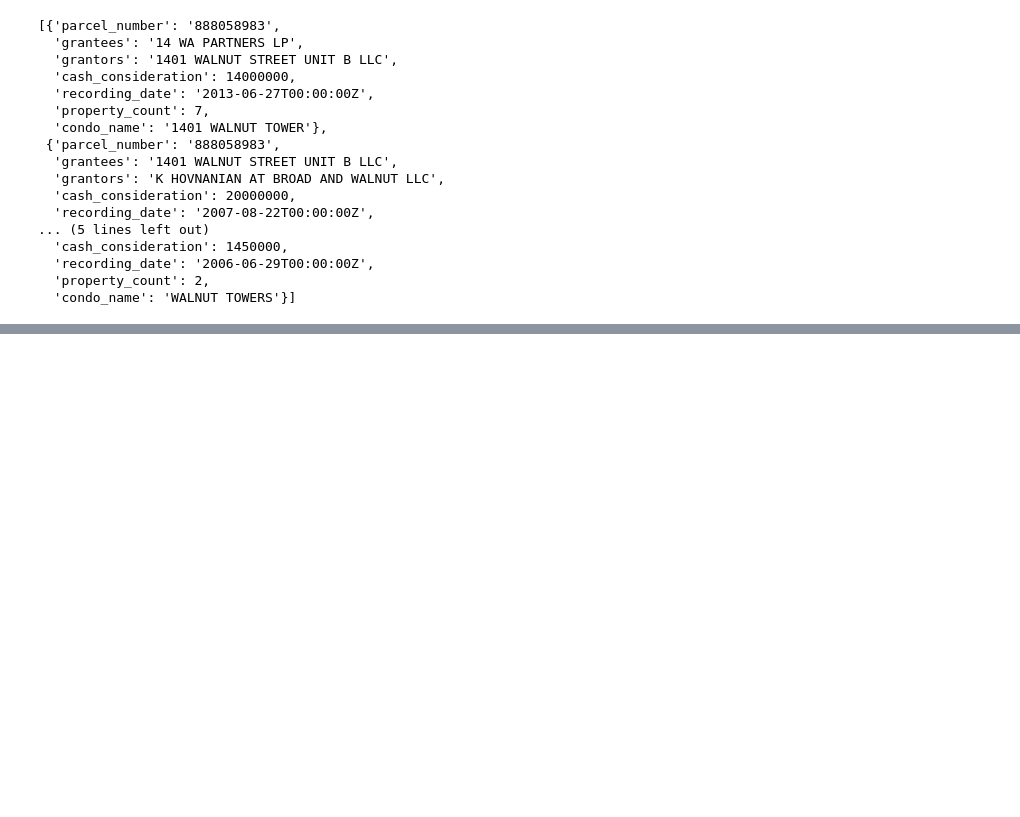
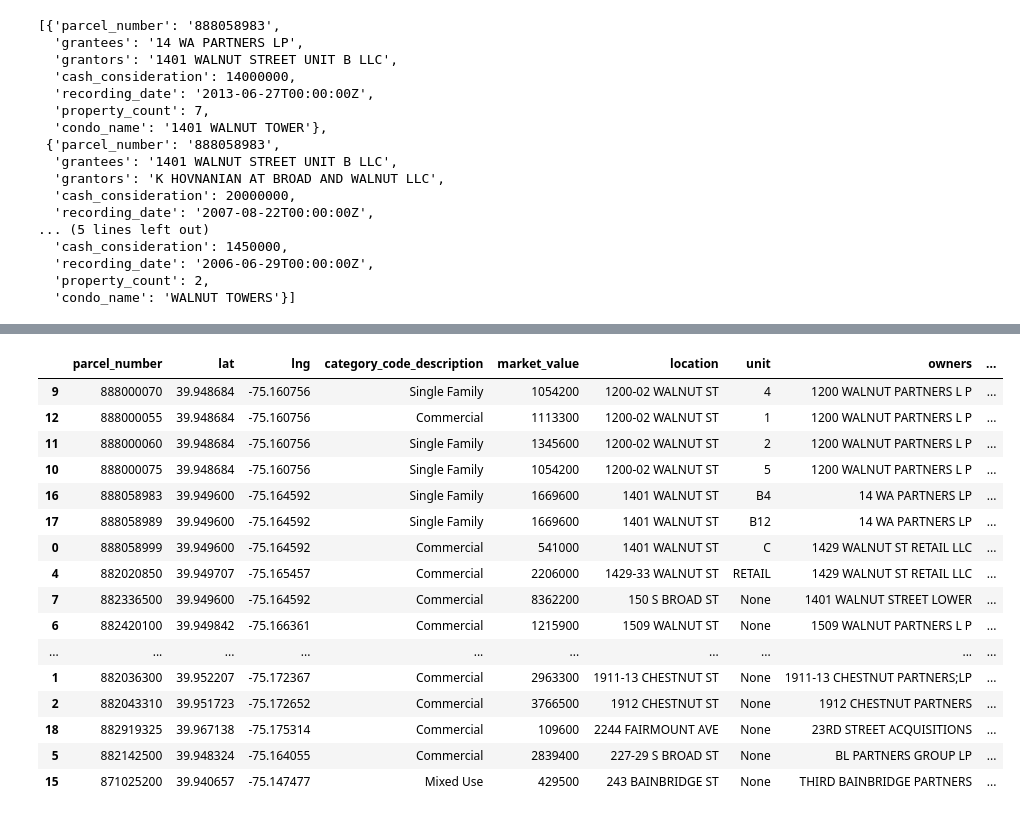
Before and after one commit to ssuffian/phillydb, a Jupyter notebook: notebooks/explore.ipynb, the cells around one changed output, grey strips where cells are left out. Cells and saved outputs as stored; diff of their text form; code cells hidden in the pictures; blank space fills up the shorter version.

```diff
--- a/notebooks/explore.ipynb
+++ b/notebooks/explore.ipynb
@@ -134,0 +662,39 @@ results
+# %%
+# Question 2: How many account numbers have multiple addresses?
+import requests
+import pandas as pd
+
+mailing_address_subquery = """
+opa_account_num = '881028600'
+"""
+#  {'street_address': '1514 S BROAD ST', 'address': '1734 MOUNT VERNON ST'},
+#  {'street_address': '1030 FEDERAL ST', 'address': '1015 LATONA ST'},
+#  {'street_address': '3101 N BROAD ST', 'address': '1345 W CLEARFIELD ST'},
+
+
+query = f"""
+        SELECT parcel_number,
+        ST_Y(opa.the_geom) AS lat, ST_X(opa.the_geom) AS lng,
+        opa.category_code_description,
+        opa.market_value,
+        location, unit, concat_ws(';',opa.owner_1,opa.owner_2) as owners, 'mailing_address' as relation, opa.mailing_street, opa.mailing_address_1
+        FROM opa_properties_public opa INNER JOIN (
+            SELECT distinct mailing_street, mailing_address_1, mailing_address_2, mailing_zip
+            FROM opa_properties_public opa
+            WHERE opa.parcel_number = '888058983'
+            and mailing_street is not null
+        ) opa_mailing_address
+        ON opa.mailing_street = opa_mailing_address.mailing_street
+        AND (opa.mailing_address_1 = opa_mailing_address.mailing_address_1 or opa_mailing_address.mailing_address_1 is null)
+        AND (opa.mailing_address_2 = opa_mailing_address.mailing_address_2 or opa_mailing_address.mailing_address_2 is null)
+        AND (opa.mailing_zip = opa_mailing_address.mailing_zip or opa_mailing_address.mailing_zip is null)
+"""
+df_json = requests.get(
+    "https://phl.carto.com/api/v2/sql",params={'q':query}
+).json()
+
+if 'rows' in df_json:
+    results = df_json["rows"]
+else:
+    print(df_json)
+df2 = pd.DataFrame(results)
@@ -134,0 +721,20 @@ results
+# %%
+df2[df2['relation']=='mailing_address'].sort_values('location')
+# %% [output]
+|  | parcel_number | lat | lng | category_code_description | market_value | location | unit | owners | ... |
+| 9 | 888000070 | 39.948684 | -75.160756 | Single Family | 1054200 | 1200-02 WALNUT ST | 4 | 1200 WALNUT PARTNERS L P | ... |
+| 12 | 888000055 | 39.948684 | -75.160756 | Commercial | 1113300 | 1200-02 WALNUT ST | 1 | 1200 WALNUT PARTNERS L P | ... |
+| 11 | 888000060 | 39.948684 | -75.160756 | Single Family | 1345600 | 1200-02 WALNUT ST | 2 | 1200 WALNUT PARTNERS L P | ... |
+| 10 | 888000075 | 39.948684 | -75.160756 | Single Family | 1054200 | 1200-02 WALNUT ST | 5 | 1200 WALNUT PARTNERS L P | ... |
+| 16 | 888058983 | 39.949600 | -75.164592 | Single Family | 1669600 | 1401 WALNUT ST | B4 | 14 WA PARTNERS LP | ... |
+| 17 | 888058989 | 39.949600 | -75.164592 | Single Family | 1669600 | 1401 WALNUT ST | B12 | 14 WA PARTNERS LP | ... |
+| 0 | 888058999 | 39.949600 | -75.164592 | Commercial | 541000 | 1401 WALNUT ST | C | 1429 WALNUT ST RETAIL LLC | ... |
+| 4 | 882020850 | 39.949707 | -75.165457 | Commercial | 2206000 | 1429-33 WALNUT ST | RETAIL | 1429 WALNUT ST RETAIL LLC | ... |
+| 7 | 882336500 | 39.949600 | -75.164592 | Commercial | 8362200 | 150 S BROAD ST | None | 1401 WALNUT STREET LOWER | ... |
+| 6 | 882420100 | 39.949842 | -75.166361 | Commercial | 1215900 | 1509 WALNUT ST | None | 1509 WALNUT PARTNERS L P | ... |
+| ... | ... | ... | ... | ... | ... | ... | ... | ... | ... |
+| 1 | 882036300 | 39.952207 | -75.172367 | Commercial | 2963300 | 1911-13 CHESTNUT ST | None | 1911-13 CHESTNUT PARTNERS;LP | ... |
+| 2 | 882043310 | 39.951723 | -75.172652 | Commercial | 3766500 | 1912 CHESTNUT ST | None | 1912 CHESTNUT PARTNERS | ... |
+| 18 | 882919325 | 39.967138 | -75.175314 | Commercial | 109600 | 2244 FAIRMOUNT AVE | None | 23RD STREET ACQUISITIONS | ... |
+| 5 | 882142500 | 39.948324 | -75.164055 | Commercial | 2839400 | 227-29 S BROAD ST | None | BL PARTNERS GROUP LP | ... |
+| 15 | 871025200 | 39.940657 | -75.147477 | Mixed Use | 429500 | 243 BAINBRIDGE ST | None | THIRD BAINBRIDGE PARTNERS | ... |
```
Also changed, not shown: parts of 12 cells of this notebook, 3 other files.
